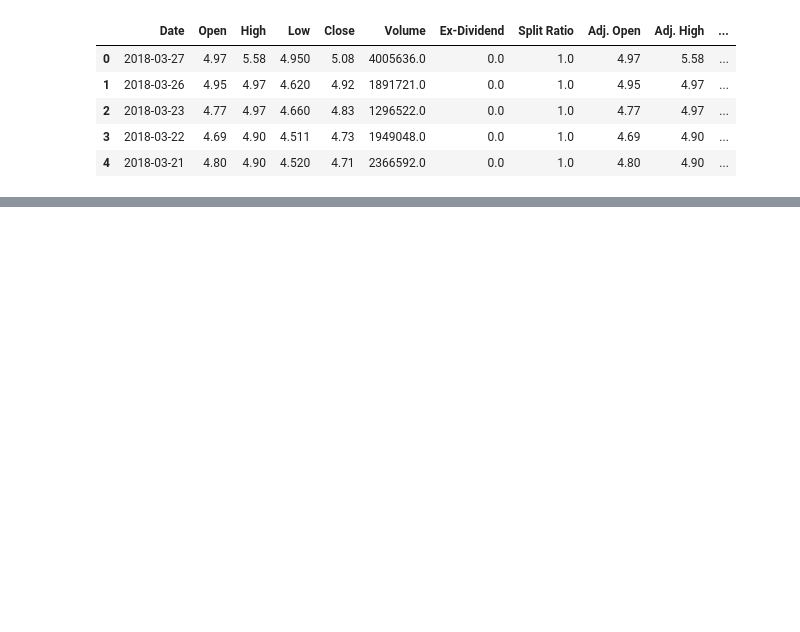
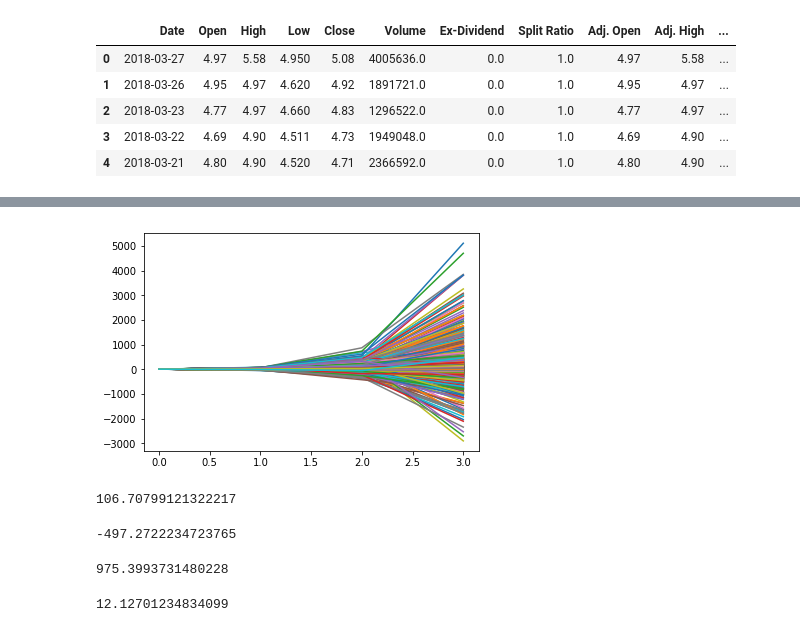
Before and after one commit to CamKirk/pyladies-api-to-random-walk, a Jupyter notebook: Untitled.ipynb, the cells around one changed output, grey strips where cells are left out. Drawn from its saved outputs; the diff is of its cells as text; code cells hidden in the pictures; blank space fills up the shorter version.

```diff
--- a/Untitled.ipynb
+++ b/Untitled.ipynb
@@ -69,0 +49,33 @@ Name: Close, dtype: float64
+# %%
+results = []
+ax=plt.plot()
+for i in range(2000):
+    daily_closes = np.random.normal((mu/T), vol/math.sqrt(T),T)+1
+
+    price_list=[S]
+
+    for x in daily_closes:
+        price_list.append(price_list[-1]*x)
+    plt.plot(price_list)
+    results.append(price_list[-1])
+
+# plt.ylim(0,800)
+plt.show()
+# %% [output]
+[figure, added]
+# %%
+print(np.mean(results))
+# %% [output]
+106.70799121322217
+# %%
+np.percentile(results,5)
+# %% [output]
+-497.2722234723765
+# %%
+np.percentile(results,95)
+# %% [output]
+975.3993731480228
+# %%
+np.percentile(results,50)
+# %% [output]
+12.12701234834099
```
Also changed, not shown: parts of 14 cells of this notebook, 1 other file.
